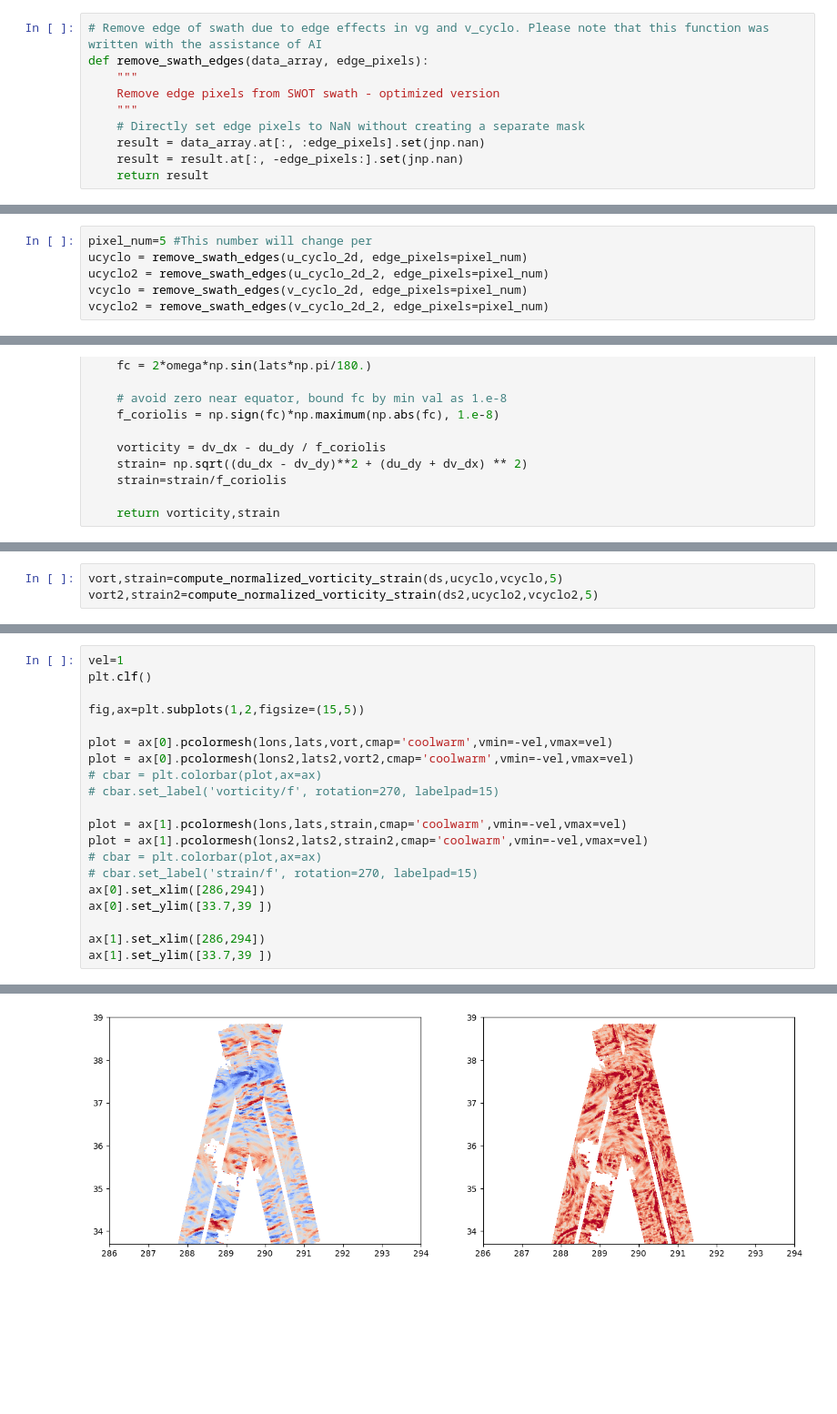
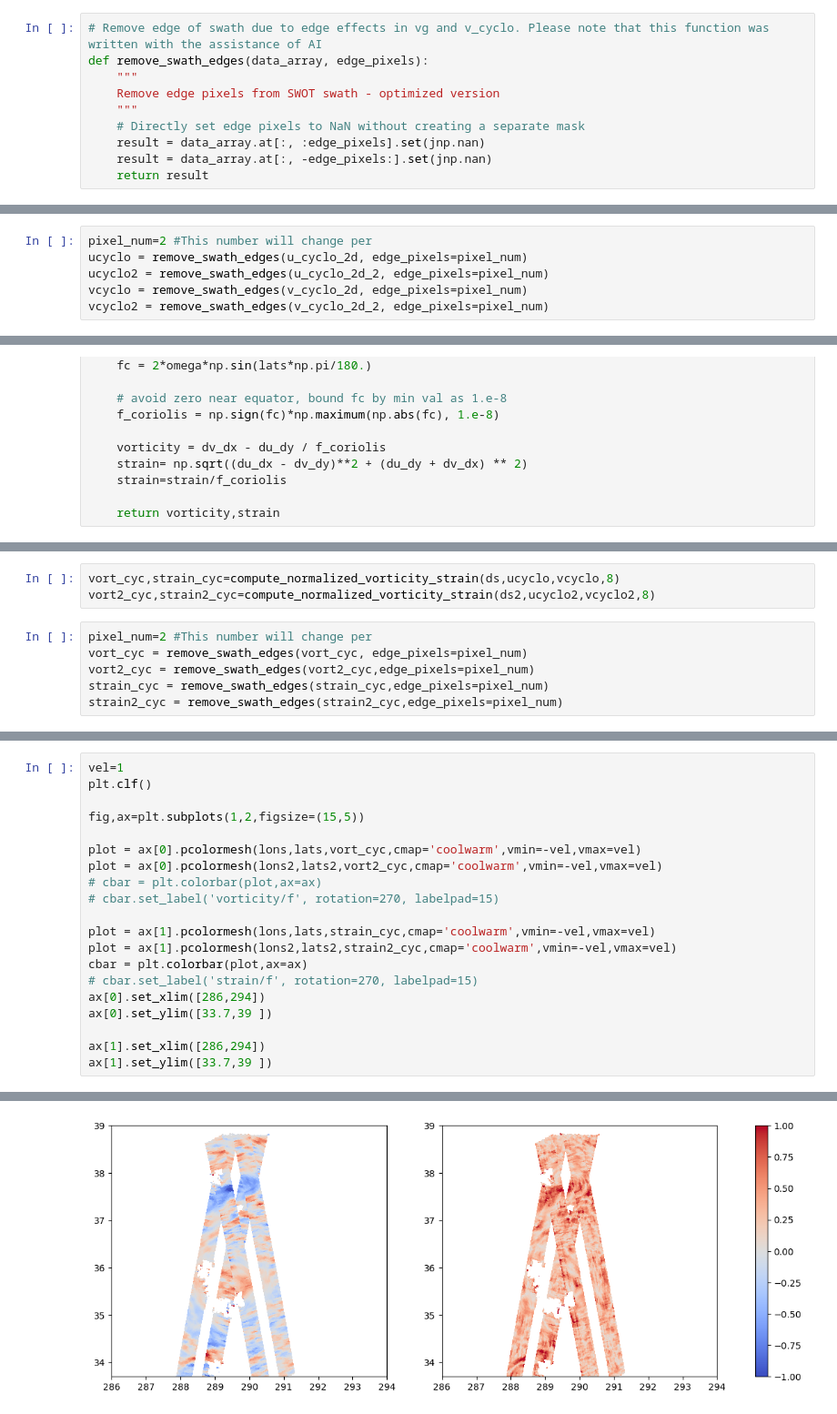
Before and after one commit to ocean-slang/go-swace, a Jupyter notebook: SWOT_cyclogeostrophy_vorticity_strain_jaxsparrow.ipynb, the cells around one changed output, grey strips where cells are left out. Shown at 91% size. Cells and saved outputs as stored; diff of their text form; blank space fills up the shorter version.

```diff
--- a/SWOT_cyclogeostrophy_vorticity_strain_jaxsparrow.ipynb
+++ b/SWOT_cyclogeostrophy_vorticity_strain_jaxsparrow.ipynb
@@ -128,5 +199,5 @@ def remove_swath_edges(data_array, edge_pixels):
     """
     # Directly set edge pixels to NaN without creating a separate mask
     result = data_array.at[:, :edge_pixels].set(jnp.nan)
-    result = result.at[:, -edge_pixels:].set(jnp.nan)
+    result = data_array.at[:, -edge_pixels:].set(jnp.nan)
     return result
@@ -139,5 +223,5 @@ vg2 = remove_swath_edges(vg2, edge_pixels=pixel_num)
 # %%
-pixel_num=5 #This number will change per
+pixel_num=2 #This number will change per
 ucyclo = remove_swath_edges(u_cyclo_2d, edge_pixels=pixel_num)
 ucyclo2 = remove_swath_edges(u_cyclo_2d_2, edge_pixels=pixel_num)
 vcyclo = remove_swath_edges(v_cyclo_2d, edge_pixels=pixel_num)
@@ -316,3 +420,9 @@ ax[1].set_ylim([33.7,39 ])
 # %%
-vort,strain=compute_normalized_vorticity_strain(ds,ucyclo,vcyclo,5)
-vort2,strain2=compute_normalized_vorticity_strain(ds2,ucyclo2,vcyclo2,5)
+vort_cyc,strain_cyc=compute_normalized_vorticity_strain(ds,ucyclo,vcyclo,8)
+vort2_cyc,strain2_cyc=compute_normalized_vorticity_strain(ds2,ucyclo2,vcyclo2,8)
+# %%
+pixel_num=2 #This number will change per
+vort_cyc = remove_swath_edges(vort_cyc, edge_pixels=pixel_num)
+vort2_cyc = remove_swath_edges(vort2_cyc,edge_pixels=pixel_num)
+strain_cyc = remove_swath_edges(strain_cyc,edge_pixels=pixel_num)
+strain2_cyc = remove_swath_edges(strain2_cyc,edge_pixels=pixel_num)
@@ -319,24 +453,24 @@ vort2,strain2=compute_normalized_vorticity_strain(ds2,ucyclo2,vcyclo2,5)
 # %%
 vel=1
 plt.clf()
 
 fig,ax=plt.subplots(1,2,figsize=(15,5))
 
-plot = ax[0].pcolormesh(lons,lats,vort,cmap='coolwarm',vmin=-vel,vmax=vel)
-plot = ax[0].pcolormesh(lons2,lats2,vort2,cmap='coolwarm',vmin=-vel,vmax=vel)
+plot = ax[0].pcolormesh(lons,lats,vort_cyc,cmap='coolwarm',vmin=-vel,vmax=vel)
+plot = ax[0].pcolormesh(lons2,lats2,vort2_cyc,cmap='coolwarm',vmin=-vel,vmax=vel)
 # cbar = plt.colorbar(plot,ax=ax)
 # cbar.set_label('vorticity/f', rotation=270, labelpad=15)
 
-plot = ax[1].pcolormesh(lons,lats,strain,cmap='coolwarm',vmin=-vel,vmax=vel)
-plot = ax[1].pcolormesh(lons2,lats2,strain2,cmap='coolwarm',vmin=-vel,vmax=vel)
-# cbar = plt.colorbar(plot,ax=ax)
+plot = ax[1].pcolormesh(lons,lats,strain_cyc,cmap='coolwarm',vmin=-vel,vmax=vel)
+plot = ax[1].pcolormesh(lons2,lats2,strain2_cyc,cmap='coolwarm',vmin=-vel,vmax=vel)
+cbar = plt.colorbar(plot,ax=ax)
 # cbar.set_label('strain/f', rotation=270, labelpad=15)
 ax[0].set_xlim([286,294])
 ax[0].set_ylim([33.7,39 ])
 
 ax[1].set_xlim([286,294])
 ax[1].set_ylim([33.7,39 ])
 # %% [output]
 (33.7, 39.0)
 <Figure size 640x480 with 0 Axes>
-[figure, old version]
+[figure, new version]
```
Also changed, not shown: parts of 48 cells of this notebook.
